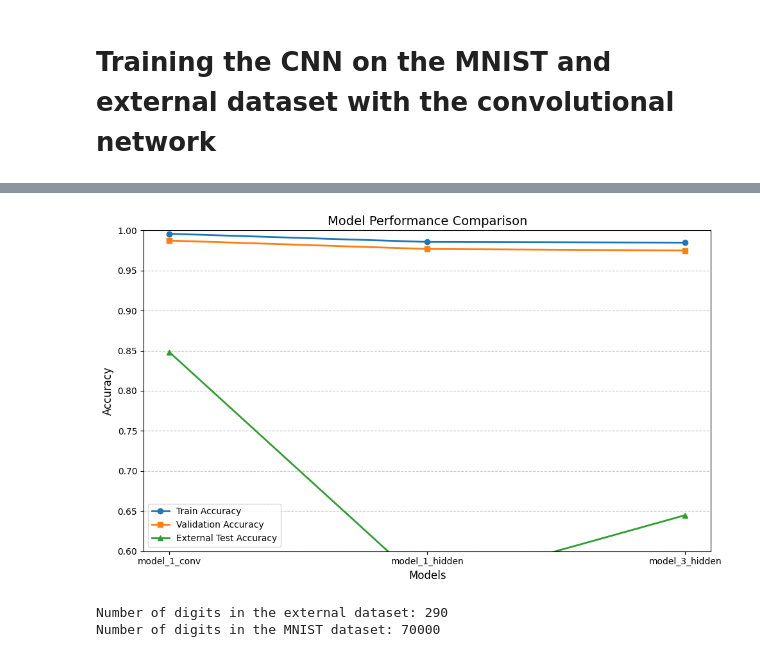
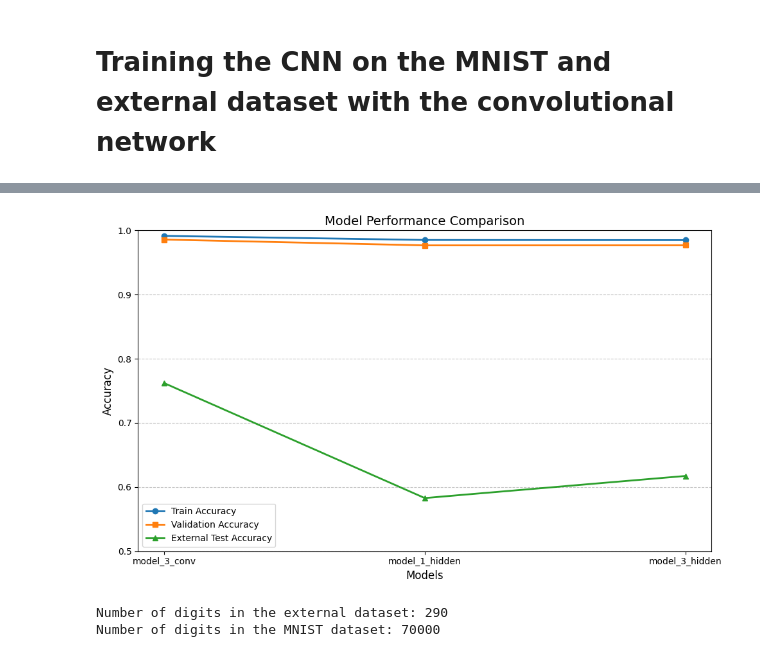
Before and after one commit to JesseK18/Cogntive_Neuroscience, a Jupyter notebook: start.ipynb, the cells around one changed output, grey strips where cells are left out. Saved outputs shown, nothing was run; the diff lists cells and outputs as text; code cells hidden in the pictures.

```diff
--- a/start.ipynb
+++ b/start.ipynb
@@ -123,11 +122,11 @@ model_1_hidden.summary()
 
 # Define the model
 model_3_hidden = Sequential([
-    Flatten(input_shape=(28, 28)),  # Flatten the input
-    Dense(128, activation='relu'),  # 1st hidden layer with 128 nodes
-    Dense(64, activation='relu'),   # 2nd hidden layer with 64 nodes
-    Dense(32, activation='relu'),   # 3rd hidden layer with 32 nodes
-    Dense(10, activation='softmax')  # Output layer with 10 nodes (for 10 classes)
+    Flatten(input_shape=(28, 28)),
+    Dense(128, activation='relu'),
+    Dense(64, activation='relu'),
+    Dense(32, activation='relu'),
+    Dense(10, activation='softmax')
 ])
 
 # Compile the model
@@ -138,17 +137,21 @@ model_3_hidden.summary()
 
 
 # Define the model
-model_1_conv = Sequential([
-    Conv2D(32, (3, 3), activation='relu', input_shape=(28, 28, 1)),  # 1 convolutional layer
-    MaxPooling2D((2, 2)),  # Max pooling layer
+model_3_conv = Sequential([
+    Conv2D(32, (3, 3), activation='relu', input_shape=(28, 28, 1)),  # 32 filters, 3x3 kernel
+    MaxPooling2D((2, 2)),
+    Conv2D(64, (3, 3), activation='relu'),
+    MaxPooling2D((2, 2)),
+    Conv2D(128, (3, 3), activation='relu'),
+    MaxPooling2D((2, 2)),
     Flatten(),
-    Dense(128, activation='relu'),  # Fully connected layer
-    Dense(10, activation='softmax')  # Output layer with 10 nodes (for 10 classes)
+    Dense(10, activation='softmax')
 ])
 
+
 # Compile the model
-model_1_conv.compile(optimizer='adam', loss='sparse_categorical_crossentropy', metrics=['accuracy'])
+model_3_conv.compile(optimizer='adam', loss='sparse_categorical_crossentropy', metrics=['accuracy'])
 
 # Summary of the model
-model_1_conv.summary()
+model_3_conv.summary()
 # %% [output]
@@ -211,27 +220,24 @@ y_test2 = np.load('./digits_y.npy')
 X_test2 = X_test2 / 255.0
 X_test2 = X_test2.reshape(-1, 28, 28, 1)
 
-
 # Load the MNIST dataset
 mnist = tf.keras.datasets.mnist
 (X_train, y_train), (X_test, y_test) = mnist.load_data()
 
-# Normalize the data
+# Normalize and reshape the data
 X_train, X_test = X_train / 255.0, X_test / 255.0
-
-# Reshape the data for convolutional networks
 X_train = X_train.reshape(-1, 28, 28, 1)
 X_test = X_test.reshape(-1, 28, 28, 1)
 
 # Train the models
-history_1 = model_1_conv.fit(X_train, y_train, epochs=5, validation_data=(X_test, y_test))
+history_1 = model_3_conv.fit(X_train, y_train, epochs=5, validation_data=(X_test, y_test))
 history_2 = model_1_hidden.fit(X_train, y_train, epochs=5, validation_data=(X_test, y_test))
 history_3 = model_3_hidden.fit(X_train, y_train, epochs=5, validation_data=(X_test, y_test))
 
 # Plot the accs for the 3 models
 final_train_accuracy_1 = history_1.history['accuracy'][-1]
 final_val_accuracy_1 = history_1.history['val_accuracy'][-1]
-external_test_loss_1, external_test_accuracy_1 = model_1_conv.evaluate(X_test2, y_test2, verbose=0)
+external_test_loss_1, external_test_accuracy_1 = model_3_conv.evaluate(X_test2, y_test2, verbose=0)
 
 final_train_accuracy_2 = history_2.history['accuracy'][-1]
 final_val_accuracy_2 = history_2.history['val_accuracy'][-1]
@@ -244,7 +250,7 @@ external_test_loss_3, external_test_accuracy_3 = model_3_hidden.evaluate(X_test2
 # Print results in a structured way
 print(f"{'Model':<15}{'Train Acc':<15}{'Val Acc':<15}{'External Test Acc':<20}")
 print(f"{'-'*65}")
-print(f"{'model_1_conv':<15}{final_train_accuracy_1:<15.4f}{final_val_accuracy_1:<15.4f}{external_test_accuracy_1:<20.4f}")
+print(f"{'model_3_conv':<15}{final_train_accuracy_1:<15.4f}{final_val_accuracy_1:<15.4f}{external_test_accuracy_1:<20.4f}")
 print(f"{'model_1_hidden':<15}{final_train_accuracy_2:<15.4f}{final_val_accuracy_2:<15.4f}{external_test_accuracy_2:<20.4f}")
 print(f"{'model_3_hidden':<15}{final_train_accuracy_3:<15.4f}{final_val_accuracy_3:<15.4f}{external_test_accuracy_3:<20.4f}")
 # %% [output]
@@ -268,27 +291,27 @@ model_3_hidden 0.9923         0.9784         0.6172
 # %%
 # group data together
-models = ['model_1_conv', 'model_1_hidden', 'model_3_hidden']
+models = ['model_3_conv', 'model_1_hidden', 'model_3_hidden']
 train_accuracies = [final_train_accuracy_1, final_train_accuracy_2, final_train_accuracy_3]
 val_accuracies = [final_val_accuracy_1, final_val_accuracy_2, final_val_accuracy_3]
 external_test_accuracies = [external_test_accuracy_1, external_test_accuracy_2, external_test_accuracy_3]
 
 # Plot the accuracies using a line plot
 plt.figure(figsize=(10, 6))
 plt.plot(models, train_accuracies, marker='o', label='Train Accuracy', linewidth=2)
 plt.plot(models, val_accuracies, marker='s',label='Validation Accuracy', linewidth=2)
 plt.plot(models, external_test_accuracies, marker='^', label='External Test Accuracy', linewidth=2)
 
 # Nitty gritty
 plt.xlabel('Models', fontsize=12)
 plt.ylabel('Accuracy', fontsize=12)
 plt.title('Model Performance Comparison', fontsize=14)
 plt.ylim(0.5, 1.0)
 plt.legend()
 plt.grid(axis='y', linestyle='--', alpha=0.7)
 
 # Show the plot
 plt.tight_layout()
 plt.show()
 # %% [output]
-[figure, old version]
+[figure, new version]
 # %%
```
Also changed, not shown: parts of 9 cells of this notebook.
